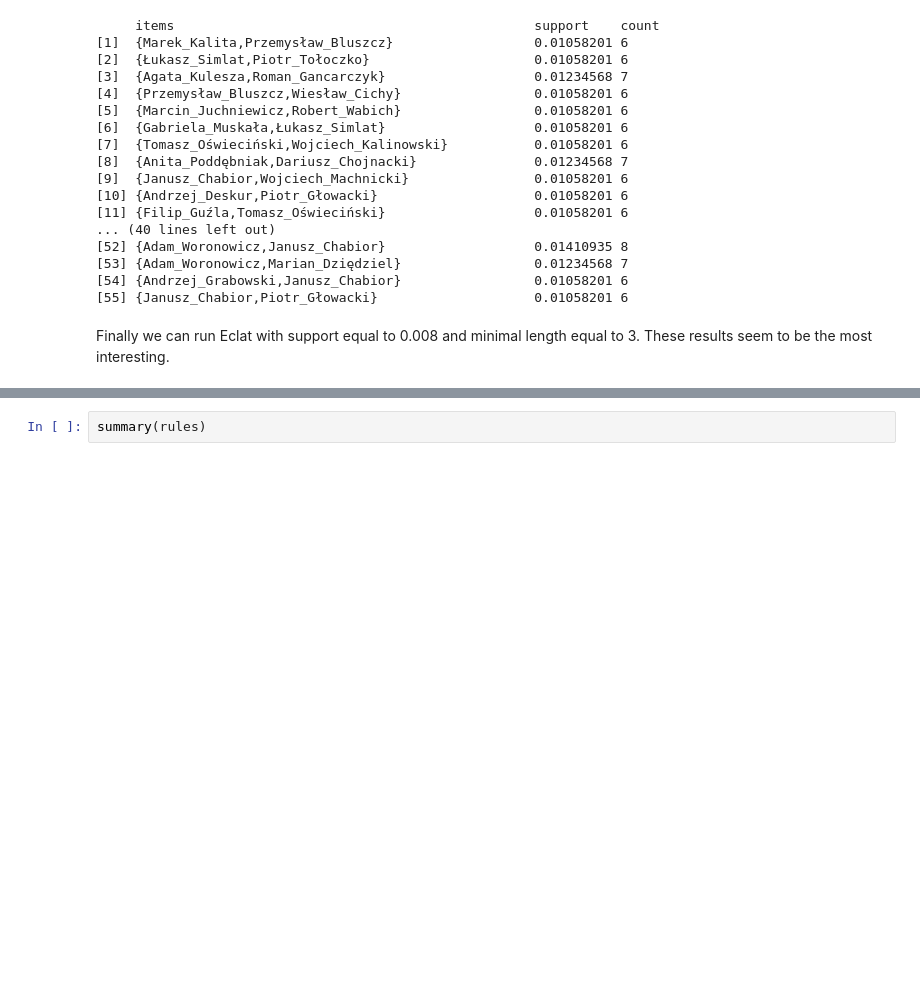
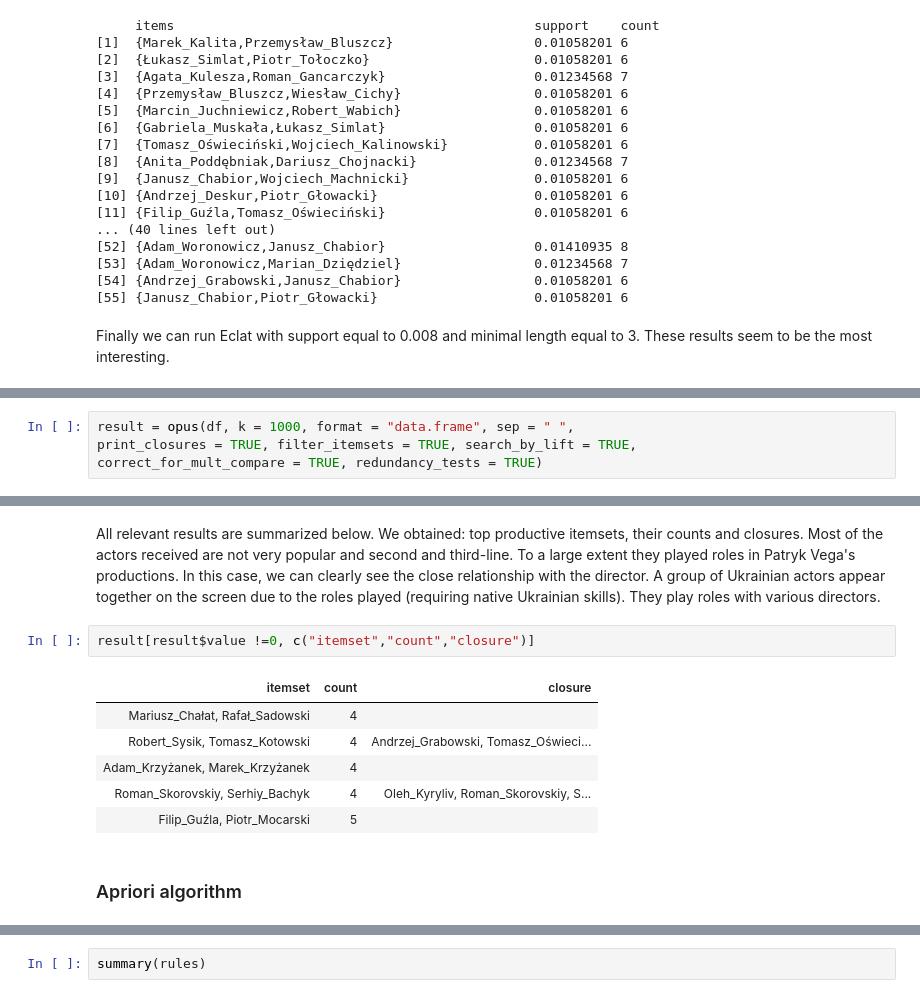
Before and after one commit to michaelwozniak/paper_ul3_wozniak_wrzesinski, a Jupyter notebook: paper_ul3_wozniak_wrzesinski.ipynb, the cells around one changed output, grey strips where cells are left out. Drawn from its saved outputs; the diff is of its cells as text; blank space fills up the shorter version.

```diff
--- a/paper_ul3_wozniak_wrzesinski.ipynb
+++ b/paper_ul3_wozniak_wrzesinski.ipynb
@@ -417,0 +432,4 @@ inspect(head(freq.rules))
+# %%
+result = opus(df, k = 1000, format = "data.frame", sep = " ",
+print_closures = TRUE, filter_itemsets = TRUE, search_by_lift = TRUE,
+correct_for_mult_compare = TRUE, redundancy_tests = TRUE)
@@ -418,2 +446,15 @@ inspect(head(freq.rules))
+# %% [markdown]
+All relevant results are summarized below. We obtained: top productive itemsets, their counts and closures. Most of the actors received are not very popular and second and third-line. To a large extent they played roles in Patryk Vega's productions. In this case, we can clearly see the close relationship with the director. A group of Ukrainian actors appear together on the screen due to the roles played (requiring native Ukrainian skills). They play roles with various directors.
+# %%
+result[result$value !=0, c("itemset","count","closure")]
+# %% [output]
+| itemset | count | closure |
+| Mariusz_Chałat, Rafał_Sadowski | 4 |  |
+| Robert_Sysik, Tomasz_Kotowski | 4 | Andrzej_Grabowski, Tomasz_Oświeci... |
+| Adam_Krzyżanek, Marek_Krzyżanek | 4 |  |
+| Roman_Skorovskiy, Serhiy_Bachyk | 4 | Oleh_Kyryliv, Roman_Skorovskiy, S... |
+| Filip_Guźla, Piotr_Mocarski | 5 |  |
+# %% [markdown]
+### Apriori algorithm
 # %%
 rules <- apriori(df,
```
Also changed, not shown: parts of 17 cells of this notebook.
